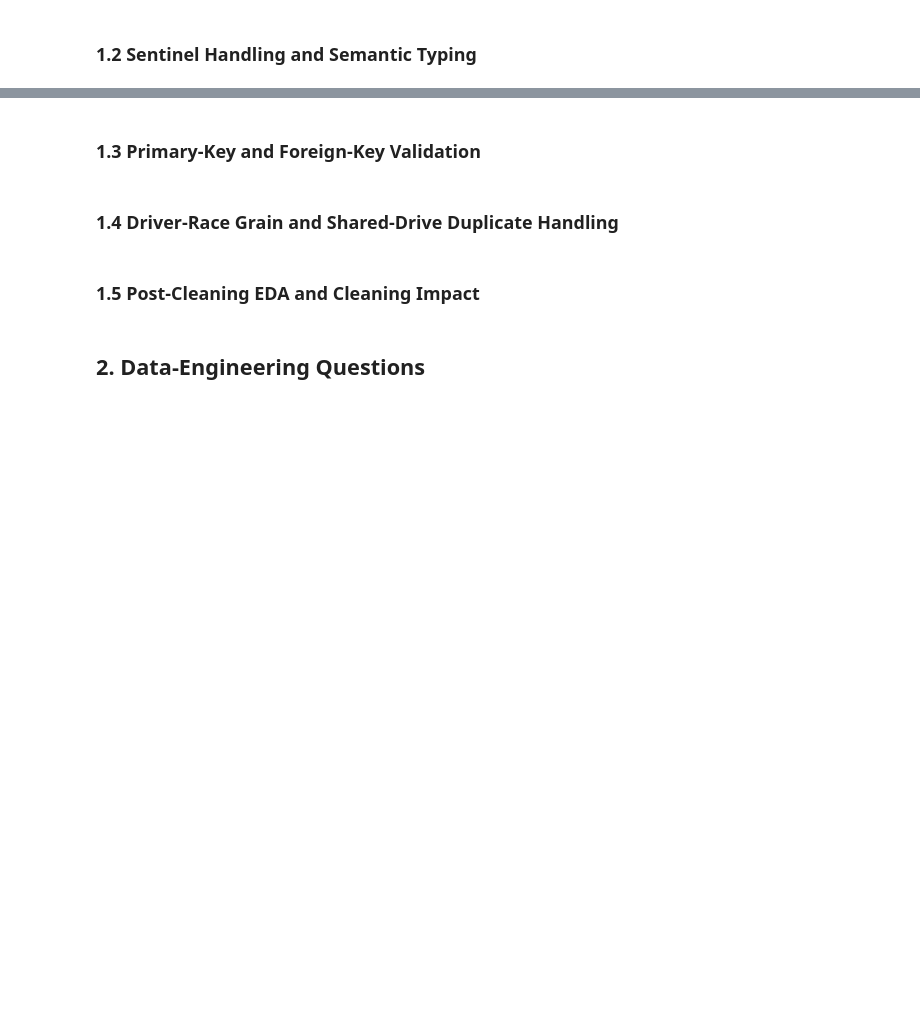
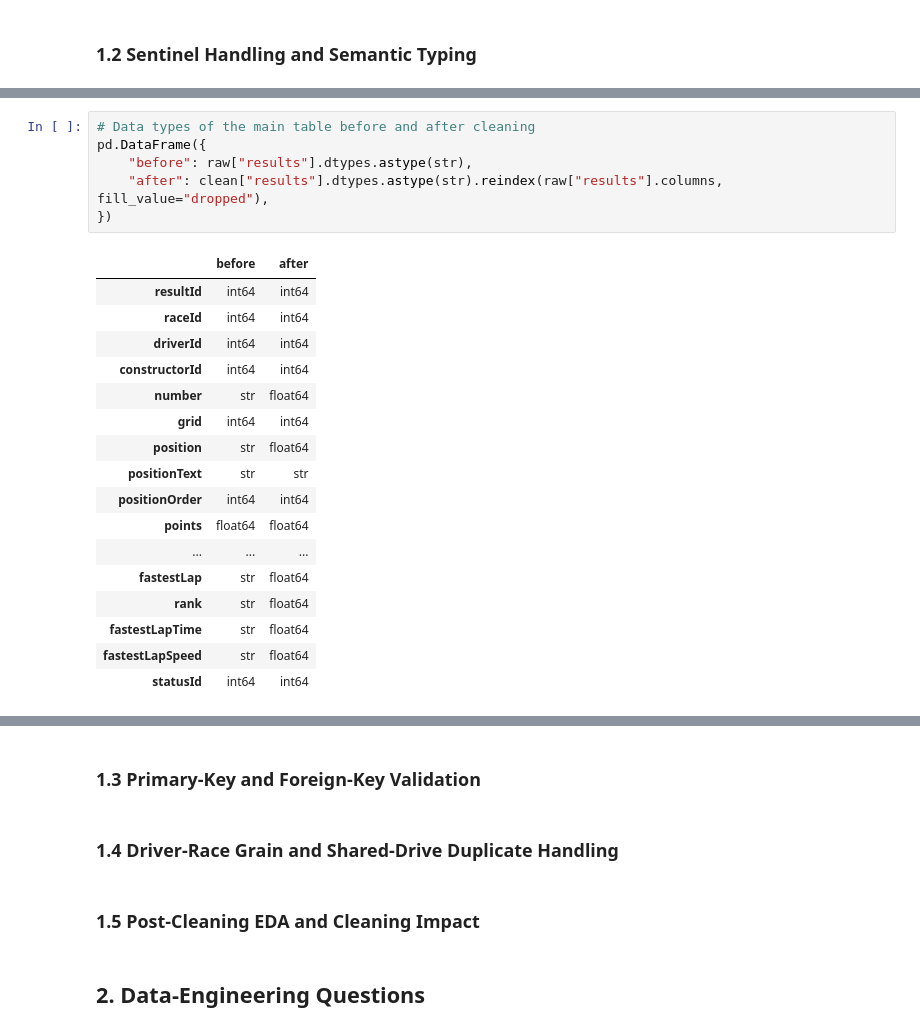
Before and after one commit to Seif2005/ACL2-Project, a Jupyter notebook: Main.ipynb, the cells around one changed output, grey strips where cells are left out. Cells and saved outputs as stored; diff of their text form; blank space fills up the shorter version.

```diff
--- a/Main.ipynb
+++ b/Main.ipynb
@@ -252,0 +403,24 @@ Grid differs from qualifying position: 23%
+# %%
+# Data types of the main table before and after cleaning
+pd.DataFrame({
+    "before": raw["results"].dtypes.astype(str),
+    "after": clean["results"].dtypes.astype(str).reindex(raw["results"].columns, fill_value="dropped"),
+})
+# %% [output]
+|  | before | after |
+| resultId | int64 | int64 |
+| raceId | int64 | int64 |
+| driverId | int64 | int64 |
+| constructorId | int64 | int64 |
+| number | str | float64 |
+| grid | int64 | int64 |
+| position | str | float64 |
+| positionText | str | str |
+| positionOrder | int64 | int64 |
+| points | float64 | float64 |
+| ... | ... | ... |
+| fastestLap | str | float64 |
+| rank | str | float64 |
+| fastestLapTime | str | float64 |
+| fastestLapSpeed | str | float64 |
+| statusId | int64 | int64 |
```
Also changed, not shown: parts of 21 cells of this notebook.
